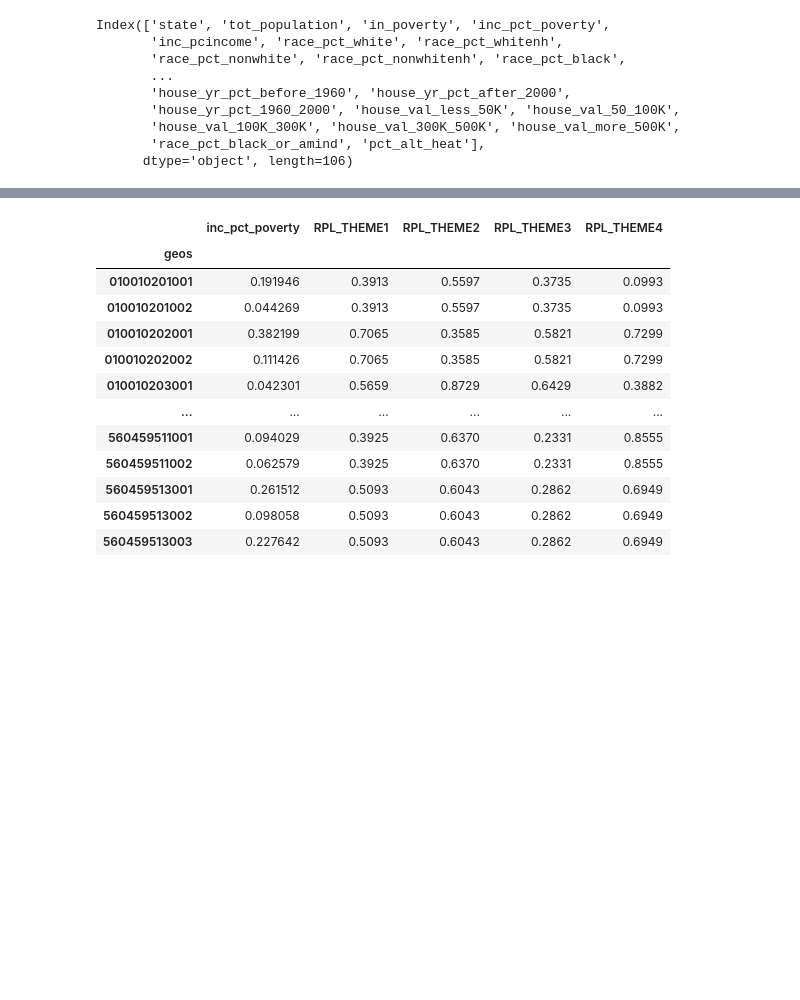
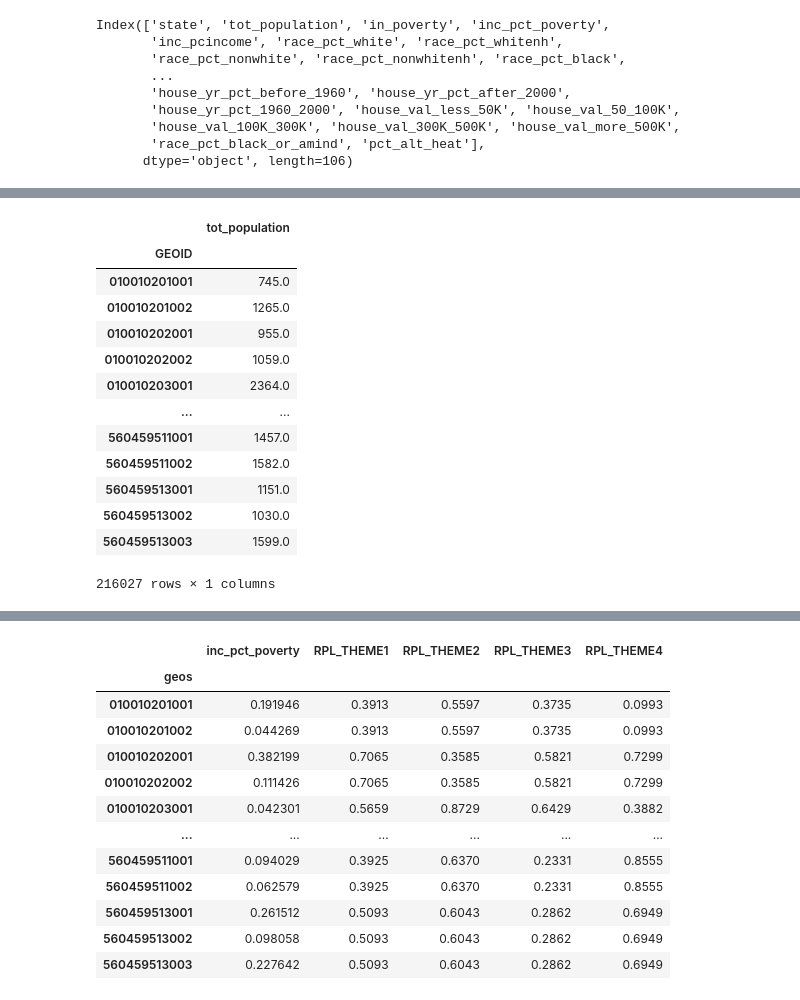
Before and after one commit to DataKind-DC/rcp2, a Jupyter notebook: testScript.ipynb, the cells around one changed output, grey strips where cells are left out. Saved outputs shown, nothing was run; the diff lists cells and outputs as text; code cells hidden in the pictures; blank space fills up the shorter version.

```diff
--- a/testScript.ipynb
+++ b/testScript.ipynb
@@ -59,3 +57,21 @@ FPM =  FireRiskModels('propensity')
+# %%
+a = ACS.tot_pop
+a[a['tot_population']>=50]
+# %% [output]
+|  | tot_population |
+| GEOID |  |
+| 010010201001 | 745.0 |
+| 010010201002 | 1265.0 |
+| 010010202001 | 955.0 |
+| 010010202002 | 1059.0 |
+| 010010203001 | 2364.0 |
+| ... | ... |
+| 560459511001 | 1457.0 |
+| 560459511002 | 1582.0 |
+| 560459513001 | 1151.0 |
+| 560459513002 | 1030.0 |
+| 560459513003 | 1599.0 |
+216027 rows × 1 columns
 # %%
 FPM.train(NFIRS,ACS,ACS_cols_to_use)
 # %% [output]
```
Also changed, not shown: parts of 21 cells of this notebook, 4 other files.
